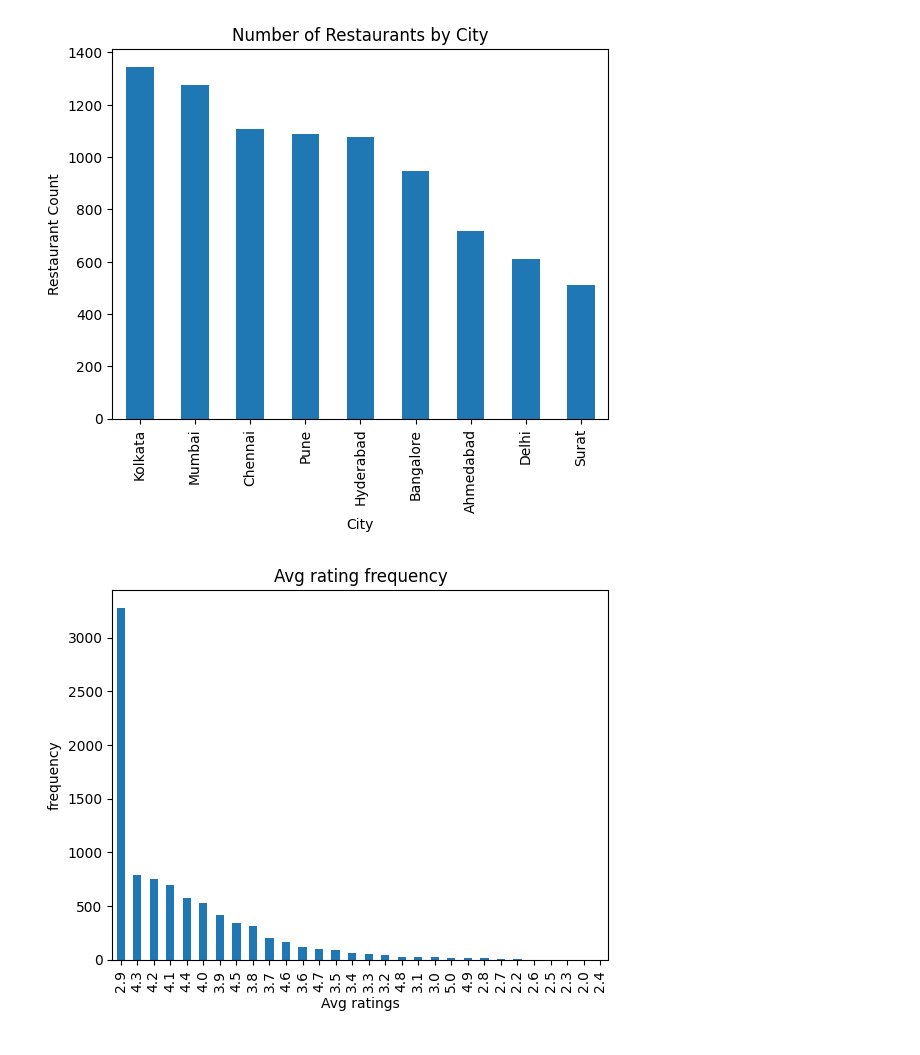
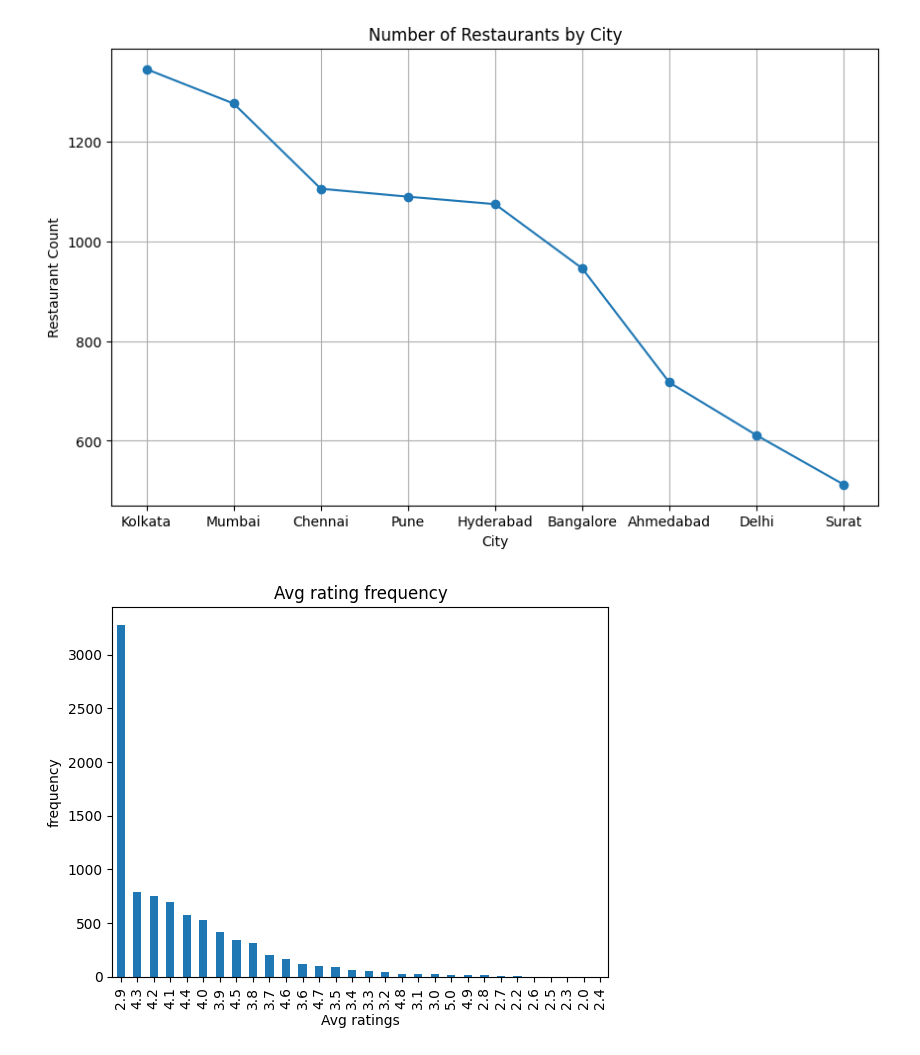
Before and after one commit to pawarsahil2005/DEVL-MiniProject, a Jupyter notebook: Untitled-1.ipynb, the cells around one changed output. Saved outputs shown, nothing was run; the diff lists cells and outputs as text; code cells hidden in the pictures.

```diff
--- a/Untitled-1.ipynb
+++ b/Untitled-1.ipynb
@@ -1,16 +16,19 @@
 # %%
 import pandas as pd
 import matplotlib.pyplot as plt
 
 df = pd.read_csv(r"C:\Users\vaibhav\Downloads\swiggy1 (1).csv")
+plt.figure(figsize=(10,6))
 city_counts = df['City'].value_counts()
-city_counts.plot(kind='bar')
+city_counts.plot(marker='o')
 plt.title('Number of Restaurants by City')
 plt.xlabel('City')
 plt.ylabel('Restaurant Count')
+plt.grid()
+
 plt.show()
 # %% [output]
-[figure, old version]
+[figure, new version]
 # %%
 %matplotlib inline
 
```
Also changed, not shown: parts of 4 cells of this notebook.
